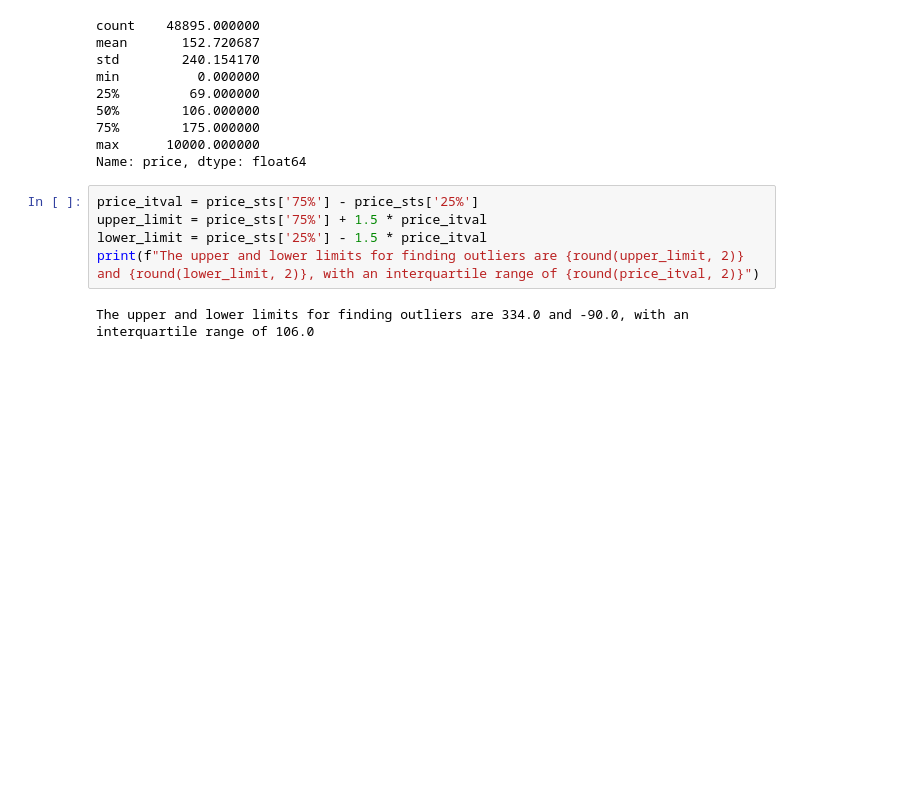
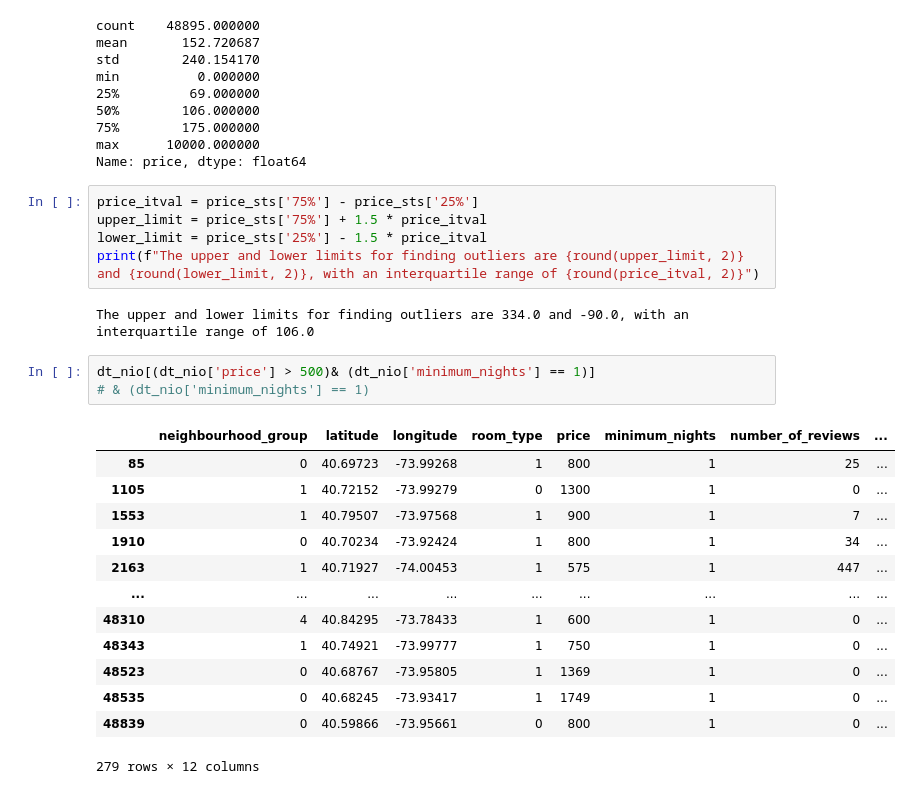
Before and after one commit to Yakondra/eda-repository-, a Jupyter notebook: src/explore.ipynb, the cells around one changed output. Drawn from its saved outputs; the diff is of its cells as text; blank space fills up the shorter version.

```diff
--- a/src/explore.ipynb
+++ b/src/explore.ipynb
@@ -171,3 +172,20 @@ lower_limit = price_sts['25%'] - 1.5 * price_itval
 print(f"The upper and lower limits for finding outliers are {round(upper_limit, 2)} and {round(lower_limit, 2)}, with an interquartile range of {round(price_itval, 2)}")
 # %% [output]
 The upper and lower limits for finding outliers are 334.0 and -90.0, with an interquartile range of 106.0
+# %%
+dt_nio[(dt_nio['price'] > 500)& (dt_nio['minimum_nights'] == 1)]
+# & (dt_nio['minimum_nights'] == 1)
+# %% [output]
+|  | neighbourhood_group | latitude | longitude | room_type | price | minimum_nights | number_of_reviews | ... |
+| 85 | 0 | 40.69723 | -73.99268 | 1 | 800 | 1 | 25 | ... |
+| 1105 | 1 | 40.72152 | -73.99279 | 0 | 1300 | 1 | 0 | ... |
+| 1553 | 1 | 40.79507 | -73.97568 | 1 | 900 | 1 | 7 | ... |
+| 1910 | 0 | 40.70234 | -73.92424 | 1 | 800 | 1 | 34 | ... |
+| 2163 | 1 | 40.71927 | -74.00453 | 1 | 575 | 1 | 447 | ... |
+| ... | ... | ... | ... | ... | ... | ... | ... | ... |
+| 48310 | 4 | 40.84295 | -73.78433 | 1 | 600 | 1 | 0 | ... |
+| 48343 | 1 | 40.74921 | -73.99777 | 1 | 750 | 1 | 0 | ... |
+| 48523 | 0 | 40.68767 | -73.95805 | 1 | 1369 | 1 | 0 | ... |
+| 48535 | 0 | 40.68245 | -73.93417 | 1 | 1749 | 1 | 0 | ... |
+| 48839 | 0 | 40.59866 | -73.95661 | 0 | 800 | 1 | 0 | ... |
+279 rows × 12 columns
```
Also changed, not shown: parts of 6 cells of this notebook.
